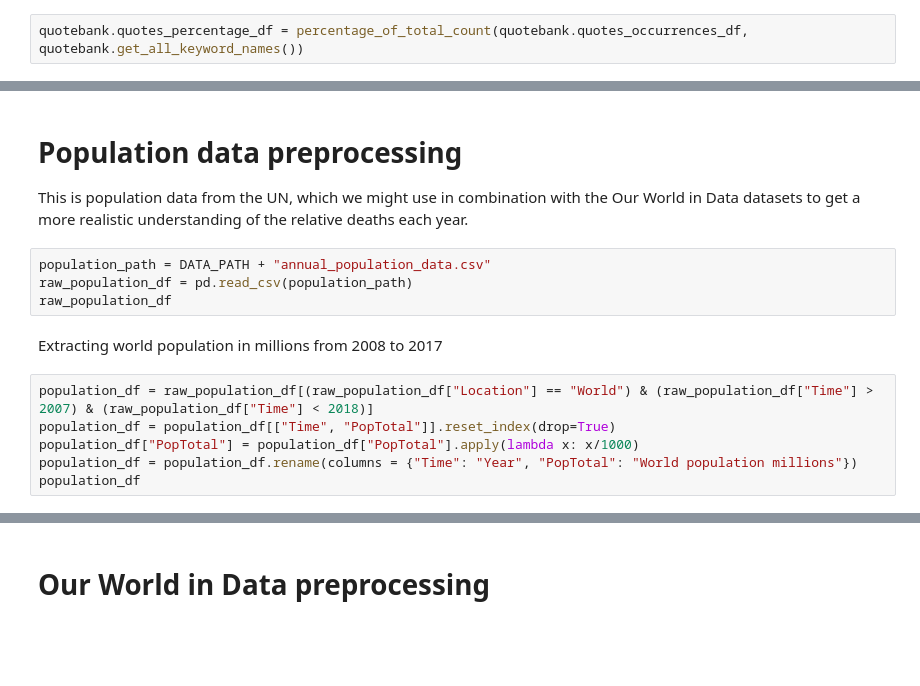
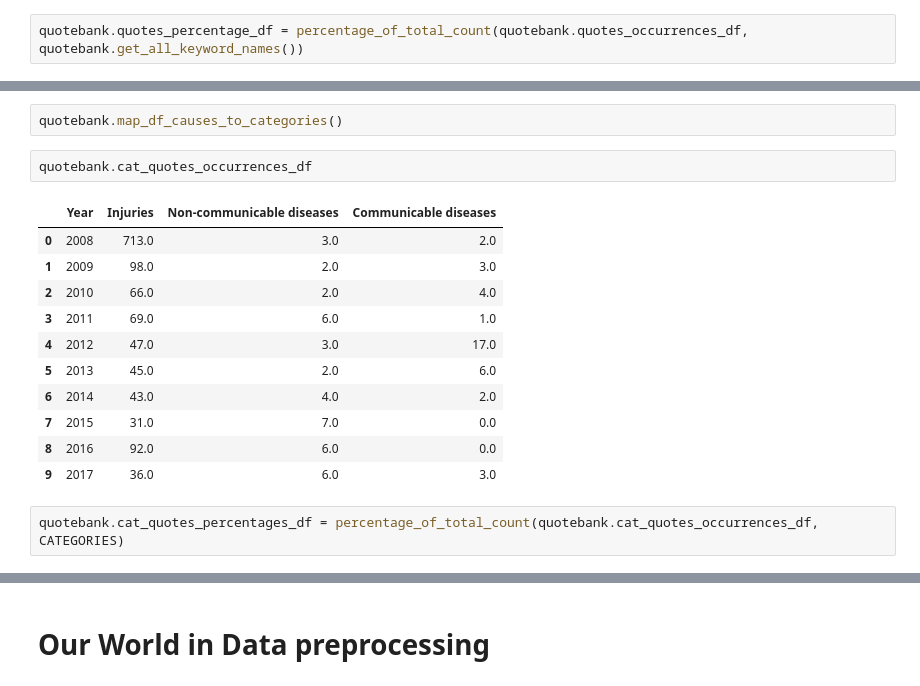
Before and after one commit to epfl-ada/ada-2021-project-hoja, a Jupyter notebook: Milestone_2.ipynb, the cells around one changed output, grey strips where cells are left out. Saved outputs shown, nothing was run; the diff lists cells and outputs as text; blank space fills up the shorter version.

```diff
--- a/Milestone_2.ipynb
+++ b/Milestone_2.ipynb
@@ -138,15 +115,18 @@ plt.show()
-# %% [markdown]
-# Population data preprocessing
-This is population data from the UN, which we might use in combination with the Our World in Data datasets to get a more realistic understanding of the relative deaths each year.
-# %%
-population_path = DATA_PATH + "annual_population_data.csv"
-raw_population_df = pd.read_csv(population_path)
-raw_population_df
-# %% [markdown]
-Extracting world population in millions from 2008 to 2017
-# %%
-population_df = raw_population_df[(raw_population_df["Location"] == "World") & (raw_population_df["Time"] > 2007) & (raw_population_df["Time"] < 2018)]
-population_df = population_df[["Time", "PopTotal"]].reset_index(drop=True)
-population_df["PopTotal"] = population_df["PopTotal"].apply(lambda x: x/1000)
-population_df = population_df.rename(columns = {"Time": "Year", "PopTotal": "World population millions"})
-population_df
+# %%
+quotebank.map_df_causes_to_categories()
+# %%
+quotebank.cat_quotes_occurrences_df
+# %% [output]
+|  | Year | Injuries | Non-communicable diseases | Communicable diseases |
+| 0 | 2008 | 713.0 | 3.0 | 2.0 |
+| 1 | 2009 | 98.0 | 2.0 | 3.0 |
+| 2 | 2010 | 66.0 | 2.0 | 4.0 |
+| 3 | 2011 | 69.0 | 6.0 | 1.0 |
+| 4 | 2012 | 47.0 | 3.0 | 17.0 |
+| 5 | 2013 | 45.0 | 2.0 | 6.0 |
+| 6 | 2014 | 43.0 | 4.0 | 2.0 |
+| 7 | 2015 | 31.0 | 7.0 | 0.0 |
+| 8 | 2016 | 92.0 | 6.0 | 0.0 |
+| 9 | 2017 | 36.0 | 6.0 | 3.0 |
+# %%
+quotebank.cat_quotes_percentages_df = percentage_of_total_count(quotebank.cat_quotes_occurrences_df, CATEGORIES)
```
Also changed, not shown: parts of 13 cells of this notebook, 2 other files.
